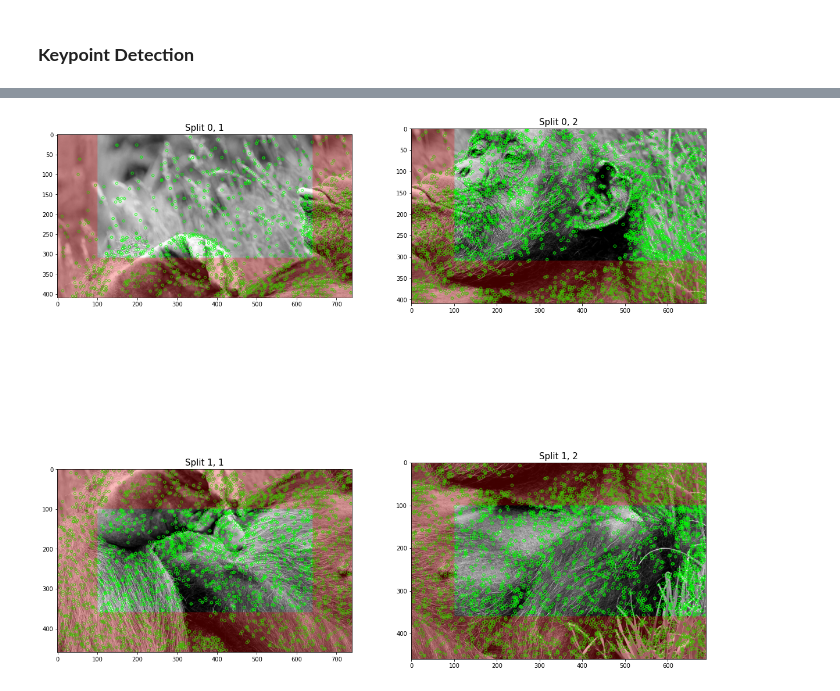
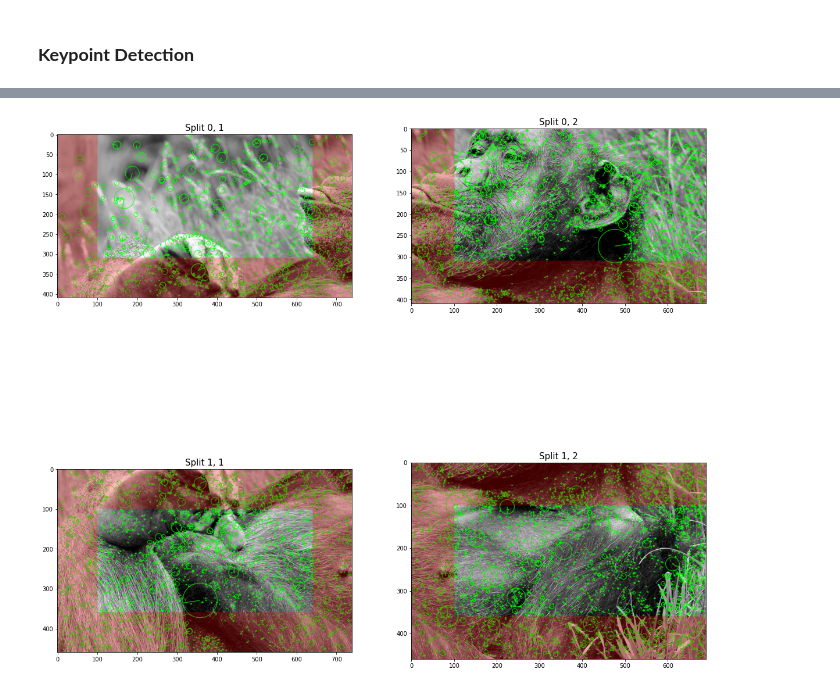
Before and after one commit to WTS012201/CompVis, a Jupyter notebook: ImageStitching/stitching.ipynb, the cells around one changed output, grey strips where cells are left out. Drawn from its saved outputs; the diff is of its cells as text; code cells hidden in the pictures.

Commit message:
apply and show

```diff
--- a/ImageStitching/stitching.ipynb
+++ b/ImageStitching/stitching.ipynb
@@ -160,25 +171,23 @@ splits.show(with_lines=True)
 # %%
-def apply_SIFT(img):
+def apply_SIFT(img, min_s=0, flags=cv.DrawMatchesFlags_DRAW_RICH_KEYPOINTS):
     sift = cv.SIFT_create()
     gray = cv.cvtColor(img, cv.COLOR_BGR2GRAY)
-    keypoints = sift.detect(gray, None)
+    keypoints = [v for v in sift.detect(gray, None) if v.size >= min_s]
     img = cv.drawKeypoints(
-        gray, keypoints, img, color=(0, 255, 0)
+        gray, keypoints, img, color=(0, 255, 0),
+        flags=flags
     )
+
     return img
 
-splits.apply(
+splits.apply_and_show(
     apply_SIFT,
-    rrows=range(0, 2),
-    rcols=range(1, 3)
-)
-
-splits.show(
     rrows=range(0, 2),
     rcols=range(1, 3),
     with_lines=True,
     _rects=True,
+    flags=cv.DrawMatchesFlags_DRAW_RICH_KEYPOINTS,
     cmap="gray"
 )
 # %% [output]
-[figure, old version]
+[figure, new version]
```
Also changed, not shown: parts of 3 cells of this notebook, 1 other file.
